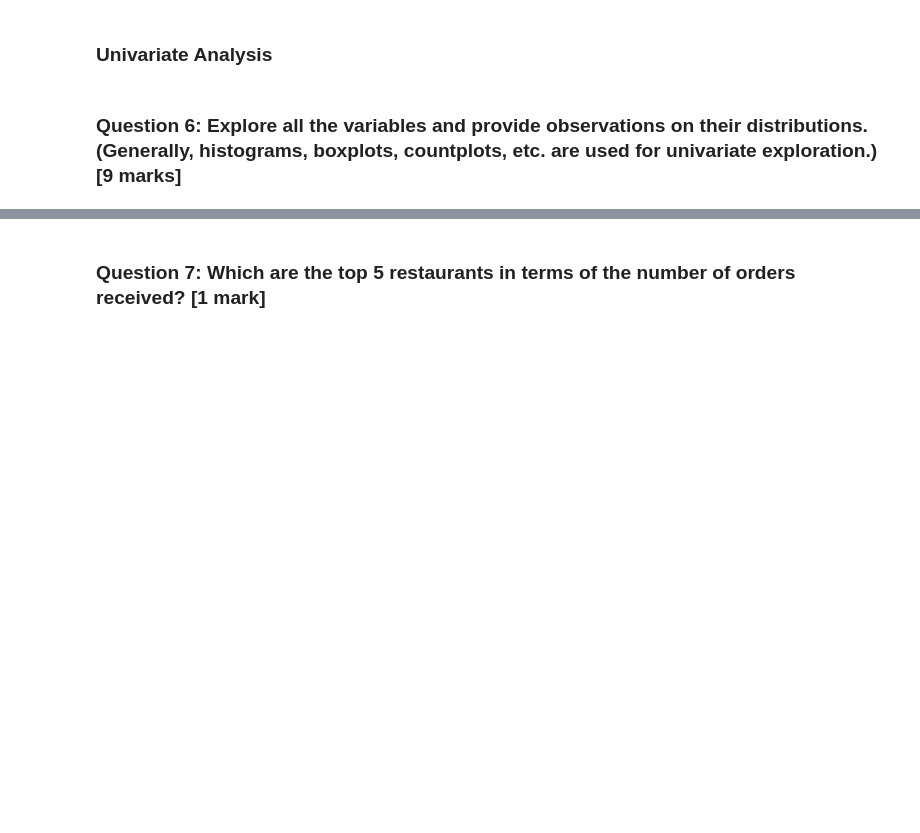
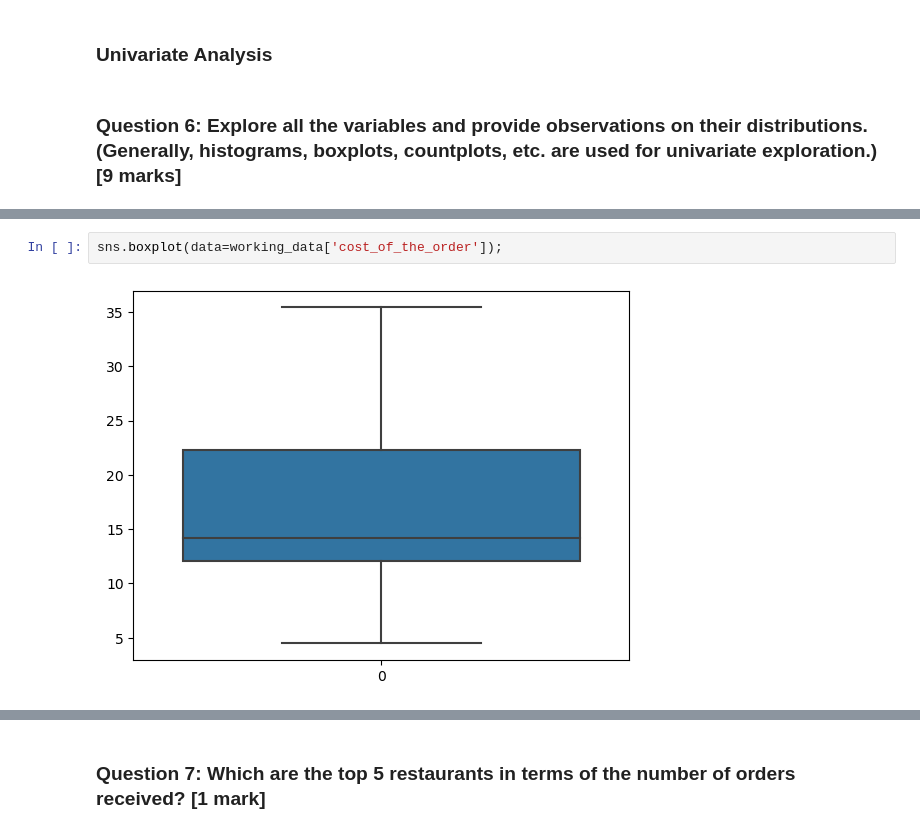
Before and after one commit to cmurray4492/PythonProjects, a Jupyter notebook: UT_Austin/Python_Foundations/Foundations_Project/CDM_Learner_Notebook_Full_Code.ipynb, the cells around one changed output, grey strips where cells are left out. Cells and saved outputs as stored; diff of their text form; blank space fills up the shorter version.

```diff
--- a/UT_Austin/Python_Foundations/Foundations_Project/CDM_Learner_Notebook_Full_Code.ipynb
+++ b/UT_Austin/Python_Foundations/Foundations_Project/CDM_Learner_Notebook_Full_Code.ipynb
@@ -223,0 +243,4 @@ working_data.describe().T
+# %%
+sns.boxplot(data=working_data['cost_of_the_order']);
+# %% [output]
+[figure, added]
```
Also changed, not shown: parts of 73 cells of this notebook.
